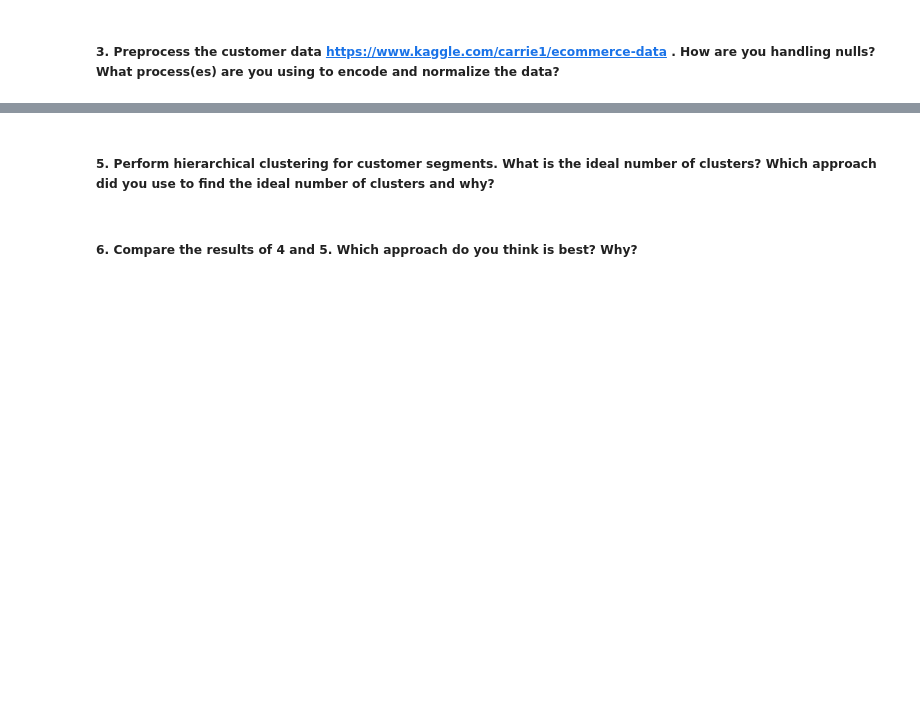
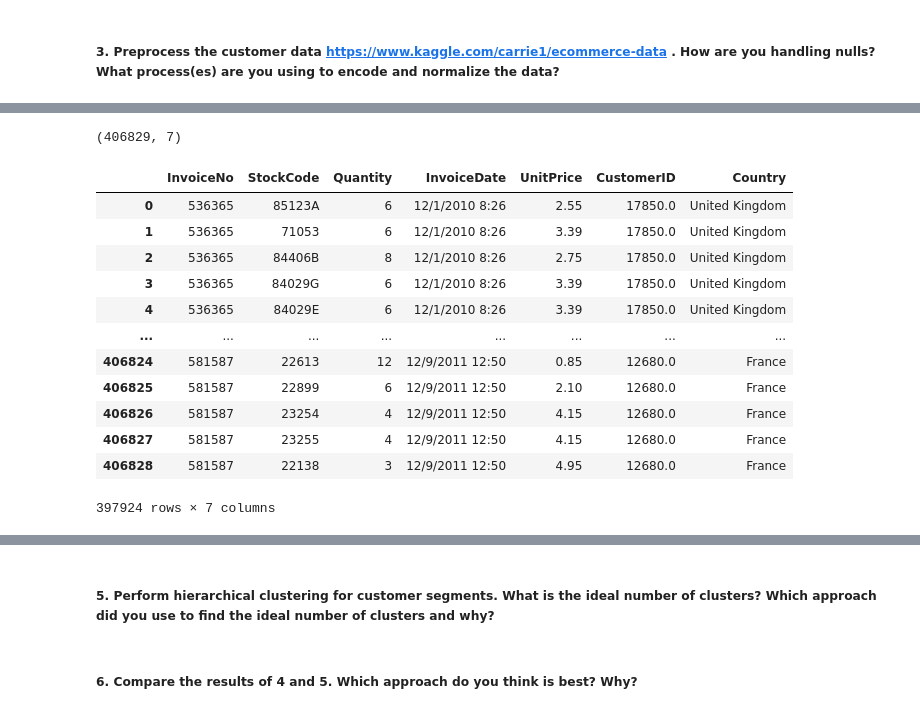
Before and after one commit to jmort16/week_19, a Jupyter notebook: wk_19_hmwk.ipynb, the cells around one changed output, grey strips where cells are left out. Drawn from its saved outputs; the diff is of its cells as text; code cells hidden in the pictures; blank space fills up the shorter version.

```diff
--- a/wk_19_hmwk.ipynb
+++ b/wk_19_hmwk.ipynb
@@ -5,2 +32,6 @@
 # %% [markdown]
 ##### 3.	Preprocess the customer data https://www.kaggle.com/carrie1/ecommerce-data . How are you handling nulls? What process(es) are you using to encode and normalize the data?
+# %%
+customer = pd.read_csv('customer_data.csv', encoding = 'unicode_escape')
+customer_df = pd.DataFrame(customer)
+customer_df.head()
@@ -6,0 +61,5 @@
+# %%
+# Drop Description column -- too many NaNs and StockCode column keeps track of items...so no need for Description
+
+customer_df = customer_df.drop(['Description'], axis = 1)
+customer_df.head()
@@ -6,0 +73,7 @@
+# %%
+# Drop rows with any null values (which will only appear in CustomerID column at this point)
+
+customer_df.dropna(axis=0, how='any', inplace=True)
+customer_df.reset_index(inplace=True)
+customer_df.drop(['index'], axis=1, inplace=True)
+customer_df.isna().sum()
@@ -6,0 +89,24 @@
+# %%
+customer_df.shape
+# %% [output]
+(406829, 7)
+# %%
+# Drop rows with non-positive value in Quantity column
+
+dropped_df = pd.DataFrame(customer_df)
+dropped_df.drop(dropped_df[dropped_df['Quantity'] <= 0].index, inplace=True)
+dropped_df.head()
+# %% [output]
+|  | InvoiceNo | StockCode | Quantity | InvoiceDate | UnitPrice | CustomerID | Country |
+| 0 | 536365 | 85123A | 6 | 12/1/2010 8:26 | 2.55 | 17850.0 | United Kingdom |
+| 1 | 536365 | 71053 | 6 | 12/1/2010 8:26 | 3.39 | 17850.0 | United Kingdom |
+| 2 | 536365 | 84406B | 8 | 12/1/2010 8:26 | 2.75 | 17850.0 | United Kingdom |
+| 3 | 536365 | 84029G | 6 | 12/1/2010 8:26 | 3.39 | 17850.0 | United Kingdom |
+| 4 | 536365 | 84029E | 6 | 12/1/2010 8:26 | 3.39 | 17850.0 | United Kingdom |
+| ... | ... | ... | ... | ... | ... | ... | ... |
+| 406824 | 581587 | 22613 | 12 | 12/9/2011 12:50 | 0.85 | 12680.0 | France |
+| 406825 | 581587 | 22899 | 6 | 12/9/2011 12:50 | 2.10 | 12680.0 | France |
+| 406826 | 581587 | 23254 | 4 | 12/9/2011 12:50 | 4.15 | 12680.0 | France |
+| 406827 | 581587 | 23255 | 4 | 12/9/2011 12:50 | 4.15 | 12680.0 | France |
+| 406828 | 581587 | 22138 | 3 | 12/9/2011 12:50 | 4.95 | 12680.0 | France |
+397924 rows × 7 columns
```
Also changed, not shown: parts of 22 cells of this notebook, 3 other files.
